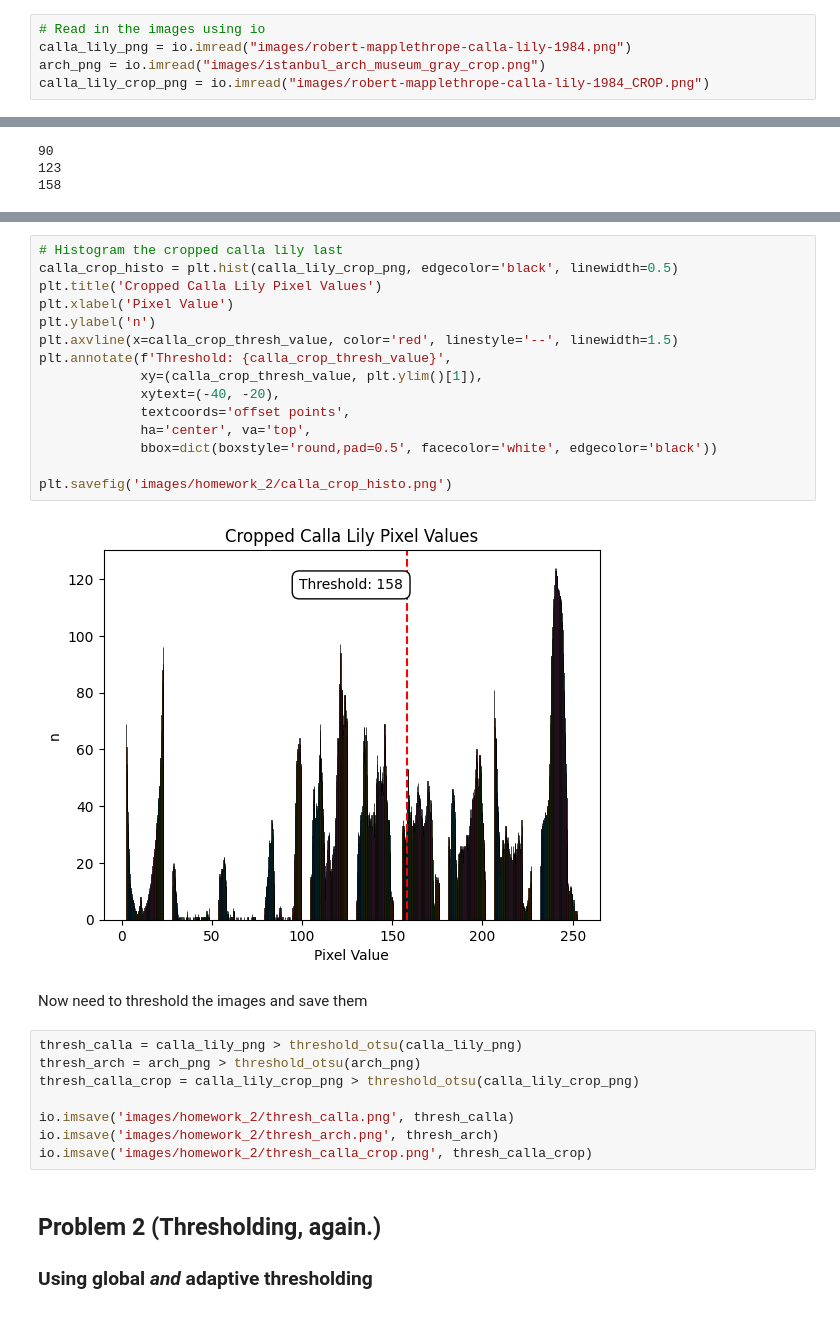
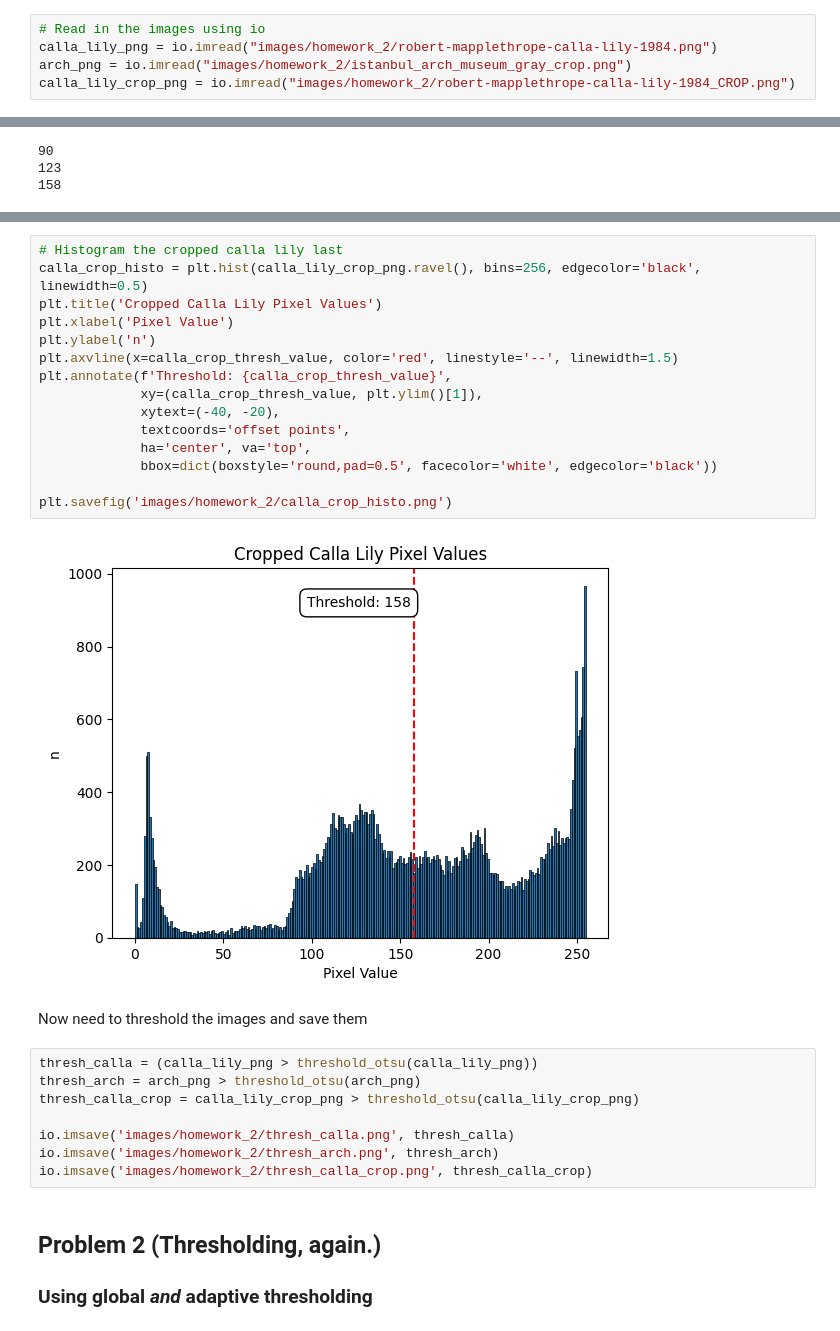
Before and after one commit to babrouse/image_analysis, a Jupyter notebook: homework/submitted/homework_2.ipynb, the cells around one changed output, grey strips where cells are left out. Saved outputs shown, nothing was run; the diff lists cells and outputs as text.

```diff
--- a/homework/submitted/homework_2.ipynb
+++ b/homework/submitted/homework_2.ipynb
@@ -12,8 +13,8 @@ from skimage.filters import threshold_otsu, threshold_local
 # %%
 # Read in the images using io
-calla_lily_png = io.imread("images/robert-mapplethrope-calla-lily-1984.png")
-arch_png = io.imread("images/istanbul_arch_museum_gray_crop.png")
-calla_lily_crop_png = io.imread("images/robert-mapplethrope-calla-lily-1984_CROP.png")
+calla_lily_png = io.imread("images/homework_2/robert-mapplethrope-calla-lily-1984.png")
+arch_png = io.imread("images/homework_2/istanbul_arch_museum_gray_crop.png")
+calla_lily_crop_png = io.imread("images/homework_2/robert-mapplethrope-calla-lily-1984_CROP.png")
 # %%
 # Calculate and store threshold values; print them to ensure we have actual results
 calla_thresh_value, arch_thresh_value = threshold_otsu(calla_lily_png), threshold_otsu(arch_png)
@@ -68,24 +69,24 @@ plt.savefig('images/homework_2/arch_histo.png')
 # %%
 # Histogram the cropped calla lily last
-calla_crop_histo = plt.hist(calla_lily_crop_png, edgecolor='black', linewidth=0.5)
+calla_crop_histo = plt.hist(calla_lily_crop_png.ravel(), bins=256, edgecolor='black', linewidth=0.5)
 plt.title('Cropped Calla Lily Pixel Values')
 plt.xlabel('Pixel Value')
 plt.ylabel('n')
 plt.axvline(x=calla_crop_thresh_value, color='red', linestyle='--', linewidth=1.5)
 plt.annotate(f'Threshold: {calla_crop_thresh_value}',
              xy=(calla_crop_thresh_value, plt.ylim()[1]),
              xytext=(-40, -20),
              textcoords='offset points',
              ha='center', va='top',
              bbox=dict(boxstyle='round,pad=0.5', facecolor='white', edgecolor='black'))
 
 plt.savefig('images/homework_2/calla_crop_histo.png')
 # %% [output]
-[figure, old version]
+[figure, new version]
 # %% [markdown]
 Now need to threshold the images and save them
 # %%
-thresh_calla = calla_lily_png > threshold_otsu(calla_lily_png)
+thresh_calla = (calla_lily_png > threshold_otsu(calla_lily_png))
 thresh_arch = arch_png > threshold_otsu(arch_png)
 thresh_calla_crop = calla_lily_crop_png > threshold_otsu(calla_lily_crop_png)
 
```
Also changed, not shown: parts of 15 cells of this notebook, 6 other files.
